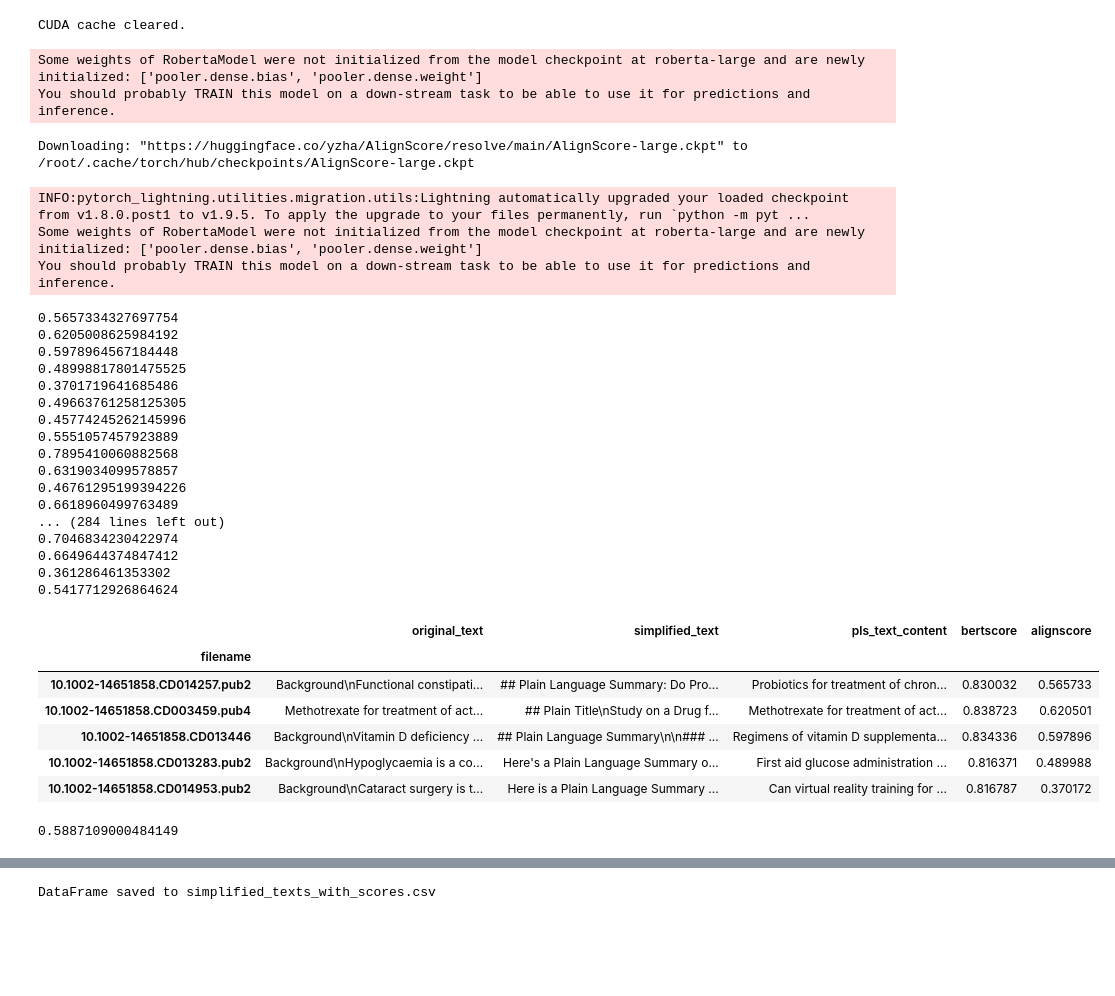
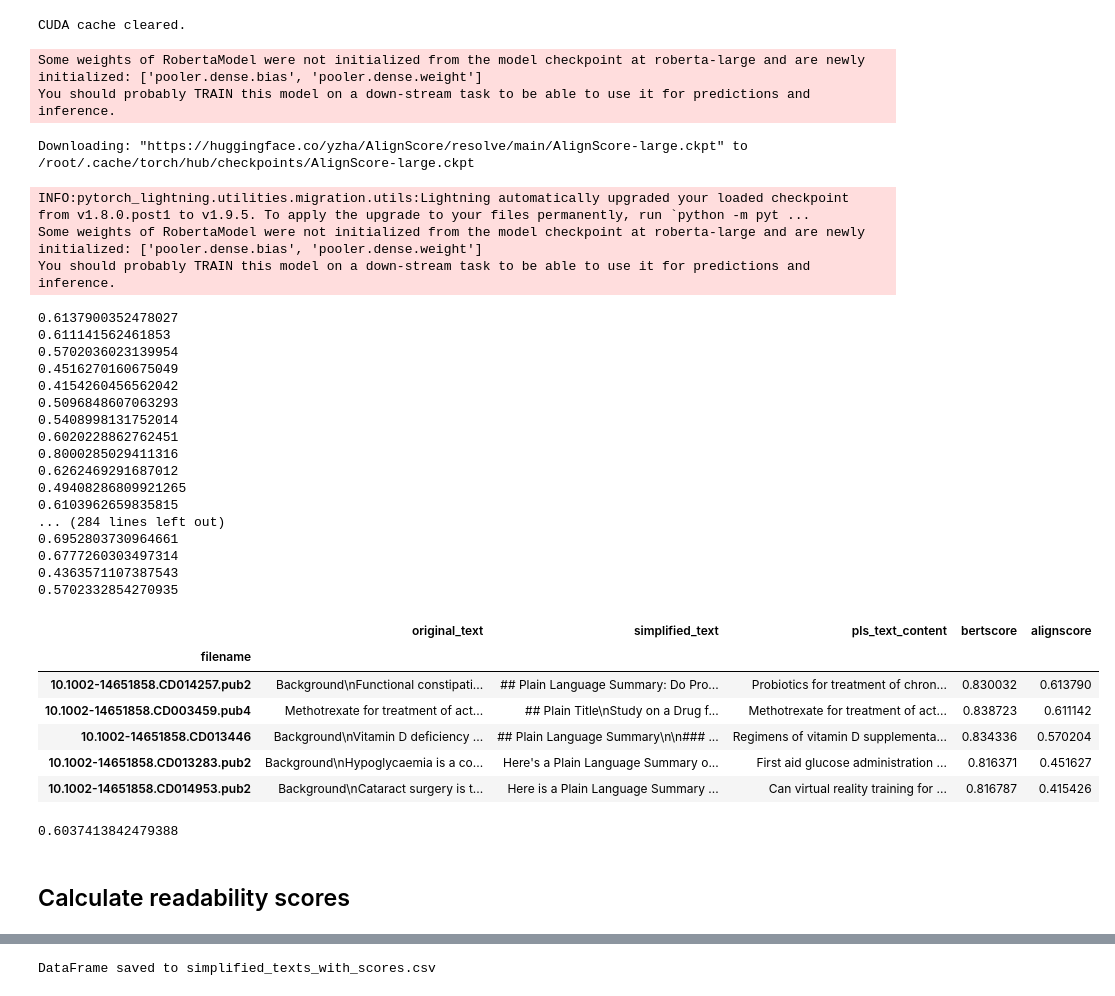
Before and after one commit to paula-perdomo/simplificar-textos-medicos, a Jupyter notebook: notebooks/gemini25report.ipynb, the cells around one changed output, grey strips where cells are left out. Saved outputs shown, nothing was run; the diff lists cells and outputs as text; code cells hidden in the pictures; blank space fills up the shorter version.

```diff
--- a/notebooks/gemini25report.ipynb
+++ b/notebooks/gemini25report.ipynb
@@ -691,62 +687,62 @@ print("CUDA cache cleared.")
 # %% [output]
 CUDA cache cleared.
 # %%
-import textstat
-
 device_id = 'cuda' if torch.cuda.is_available() else 'cpu'
 
 alignscorer = AlignScore(model='roberta-large',
     batch_size=32,
     device=device_id,
     ckpt_path='https://huggingface.co/yzha/AlignScore/resolve/main/AlignScore-large.ckpt',
-    evaluation_mode='nli_sp',
+    evaluation_mode='bin_sp',
     verbose=False
 )
 
 align_scores = []
 
 for index, row in df.iterrows():
     original_text = row['pls_text_content']
     simplified_text = row['simplified_text']
     # Pass texts as lists to the score method
     align_scores.append(alignscorer.score([original_text], [simplified_text])[0])
     print(align_scores[-1])
 
 df['alignscore'] = align_scores
 
 display(df.head())
 # %% [output]
 Some weights of RobertaModel were not initialized from the model checkpoint at roberta-large and are newly initialized: ['pooler.dense.bias', 'pooler.dense.weight']
 You should probably TRAIN this model on a down-stream task to be able to use it for predictions and inference.
 Downloading: "https://huggingface.co/yzha/AlignScore/resolve/main/AlignScore-large.ckpt" to /root/.cache/torch/hub/checkpoints/AlignScore-large.ckpt
 INFO:pytorch_lightning.utilities.migration.utils:Lightning automatically upgraded your loaded checkpoint from v1.8.0.post1 to v1.9.5. To apply the upgrade to your files permanently, run `python -m pyt ...
 Some weights of RobertaModel were not initialized from the model checkpoint at roberta-large and are newly initialized: ['pooler.dense.bias', 'pooler.dense.weight']
 You should probably TRAIN this model on a down-stream task to be able to use it for predictions and inference.
-0.5657334327697754
-0.6205008625984192
-0.5978964567184448
-0.48998817801475525
-0.3701719641685486
-0.49663761258125305
-0.45774245262145996
-0.5551057457923889
-0.7895410060882568
-0.6319034099578857
-0.46761295199394226
-0.6618960499763489
+0.6137900352478027
+0.611141562461853
+0.5702036023139954
+0.4516270160675049
+0.4154260456562042
+0.5096848607063293
+0.5408998131752014
+0.6020228862762451
+0.8000285029411316
+0.6262469291687012
+0.49408286809921265
+0.6103962659835815
 ... (284 lines left out)
-0.7046834230422974
-0.6649644374847412
-0.361286461353302
-0.5417712926864624
+0.6952803730964661
+0.6777260303497314
+0.4363571107387543
+0.5702332854270935
 |  | original_text | simplified_text | pls_text_content | bertscore | alignscore |
 | filename |  |  |  |  |  |
-| 10.1002-14651858.CD014257.pub2 | Background\nFunctional constipati... | ## Plain Language Summary: Do Pro... | Probiotics for treatment of chron... | 0.830032 | 0.565733 |
-| 10.1002-14651858.CD003459.pub4 | Methotrexate for treatment of act... | ## Plain Title\nStudy on a Drug f... | Methotrexate for treatment of act... | 0.838723 | 0.620501 |
-| 10.1002-14651858.CD013446 | Background\nVitamin D deficiency ... | ## Plain Language Summary\n\n### ... | Regimens of vitamin D supplementa... | 0.834336 | 0.597896 |
-| 10.1002-14651858.CD013283.pub2 | Background\nHypoglycaemia is a co... | Here's a Plain Language Summary o... | First aid glucose administration ... | 0.816371 | 0.489988 |
-| 10.1002-14651858.CD014953.pub2 | Background\nCataract surgery is t... | Here is a Plain Language Summary ... | Can virtual reality training for ... | 0.816787 | 0.370172 |
+| 10.1002-14651858.CD014257.pub2 | Background\nFunctional constipati... | ## Plain Language Summary: Do Pro... | Probiotics for treatment of chron... | 0.830032 | 0.613790 |
+| 10.1002-14651858.CD003459.pub4 | Methotrexate for treatment of act... | ## Plain Title\nStudy on a Drug f... | Methotrexate for treatment of act... | 0.838723 | 0.611142 |
+| 10.1002-14651858.CD013446 | Background\nVitamin D deficiency ... | ## Plain Language Summary\n\n### ... | Regimens of vitamin D supplementa... | 0.834336 | 0.570204 |
+| 10.1002-14651858.CD013283.pub2 | Background\nHypoglycaemia is a co... | Here's a Plain Language Summary o... | First aid glucose administration ... | 0.816371 | 0.451627 |
+| 10.1002-14651858.CD014953.pub2 | Background\nCataract surgery is t... | Here is a Plain Language Summary ... | Can virtual reality training for ... | 0.816787 | 0.415426 |
 # %%
 print(sum(df['alignscore']) / len(df['alignscore']))
 # %% [output]
-0.5887109000484149
+0.6037413842479388
+# %% [markdown]
+## Calculate readability scores
```
Also changed, not shown: parts of 15 cells of this notebook, 2 other files.
